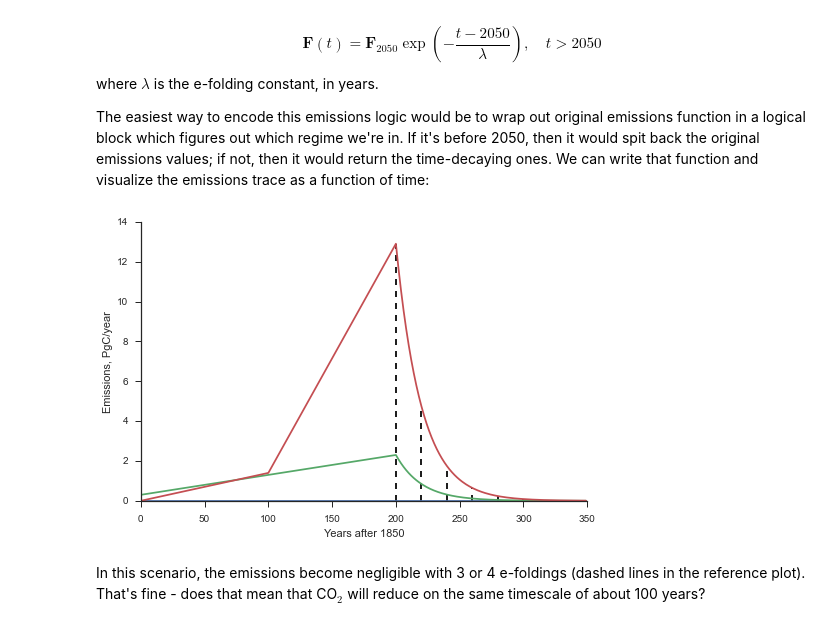
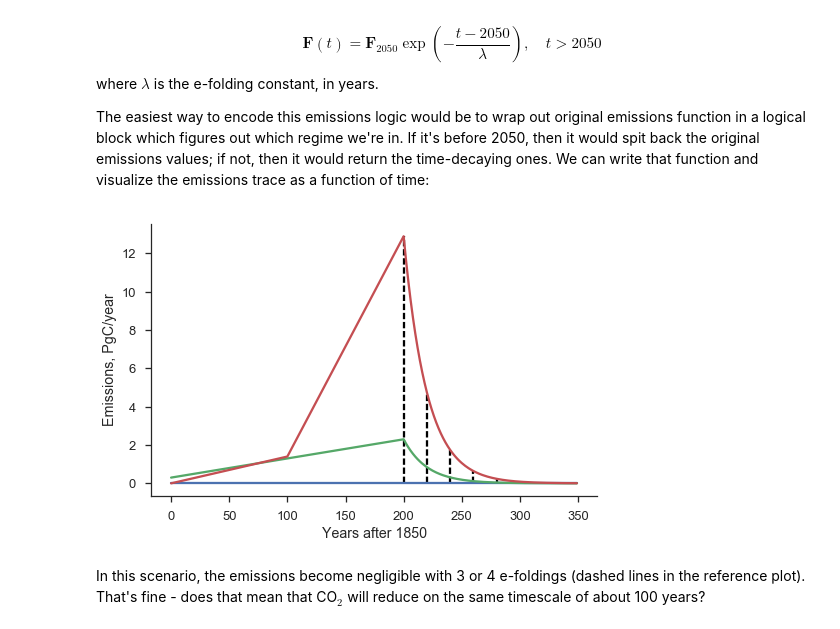
Before and after one commit to darothen/128.806_CME, a Jupyter notebook: soln/solution_with_notes.ipynb, the cells around one changed output. Saved outputs shown, nothing was run; the diff lists cells and outputs as text; code cells hidden in the pictures.

```diff
--- a/soln/solution_with_notes.ipynb
+++ b/soln/solution_with_notes.ipynb
@@ -24,4 +23,5 @@ Visualization library imports - Matplotlib with Seaborn for aesthetic tweaks
 %matplotlib inline
 import matplotlib.pyplot as plt
 import seaborn as sns
-sns.set(style='ticks', palette='dark')
+# Set some plot aesthetics
+plt.style.use(['seaborn-ticks', 'seaborn-talk'])
@@ -531,29 +625,34 @@ The easiest way to encode this emissions logic would be to wrap out original emi
 # %%
 def cust_emis(t, t_off=2050, t0=1850, lam=20.):
     """ t=0 corresponds to t0 """
+    emis_ref = emissions_22p6(t)
     if t <= t_off - t0:
-        return emissions_22p6(t)
+        return emis_ref
     else:
         E_2050 = np.array(emissions_22p6((t_off - t0)))
-        return E_2050*np.exp(-(t-(t_off - t0))/lam)
+        # Swap the following lines to force the
+        # de-forestation emissions to decay as well
+        #E_2050[2] = E_2050[2]*np.exp(-(t-(t_off - t0))/lam)
+        E_2050 = E_2050*np.exp(-(t-(t_off - t0))/lam)
+        return E_2050
 
 lam = 20.
 ts = np.arange(0., 2200-1850., 1.)
 ee = np.array([cust_emis(ti, lam=lam) for ti in ts])
 fig = plt.figure(figsize=(8,5))
 ax = fig.add_subplot(111)
 ax.plot(ts, ee)
 ax.set_xlabel("Years after 1850")
 ax.set_ylabel("Emissions, PgC/year")
 
 for i in xrange(0, 6):
     x = (2050-1850) + i*lam
     ax.vlines(x, 0, cust_emis(x, lam=lam)[-1],
               linestyles='dashed')
 
 sns.despine(fig)
 # %% [output]
-[figure, old version]
+[figure, new version]
 # %% [markdown]
 In this scenario, the emissions become negligible with 3 or 4 e-foldings (dashed lines in the reference plot). That's fine - does that mean that CO$_2$ will reduce on the same timescale of about 100 years?
 # %%
```
Also changed, not shown: parts of 68 cells of this notebook, 39 other files.
